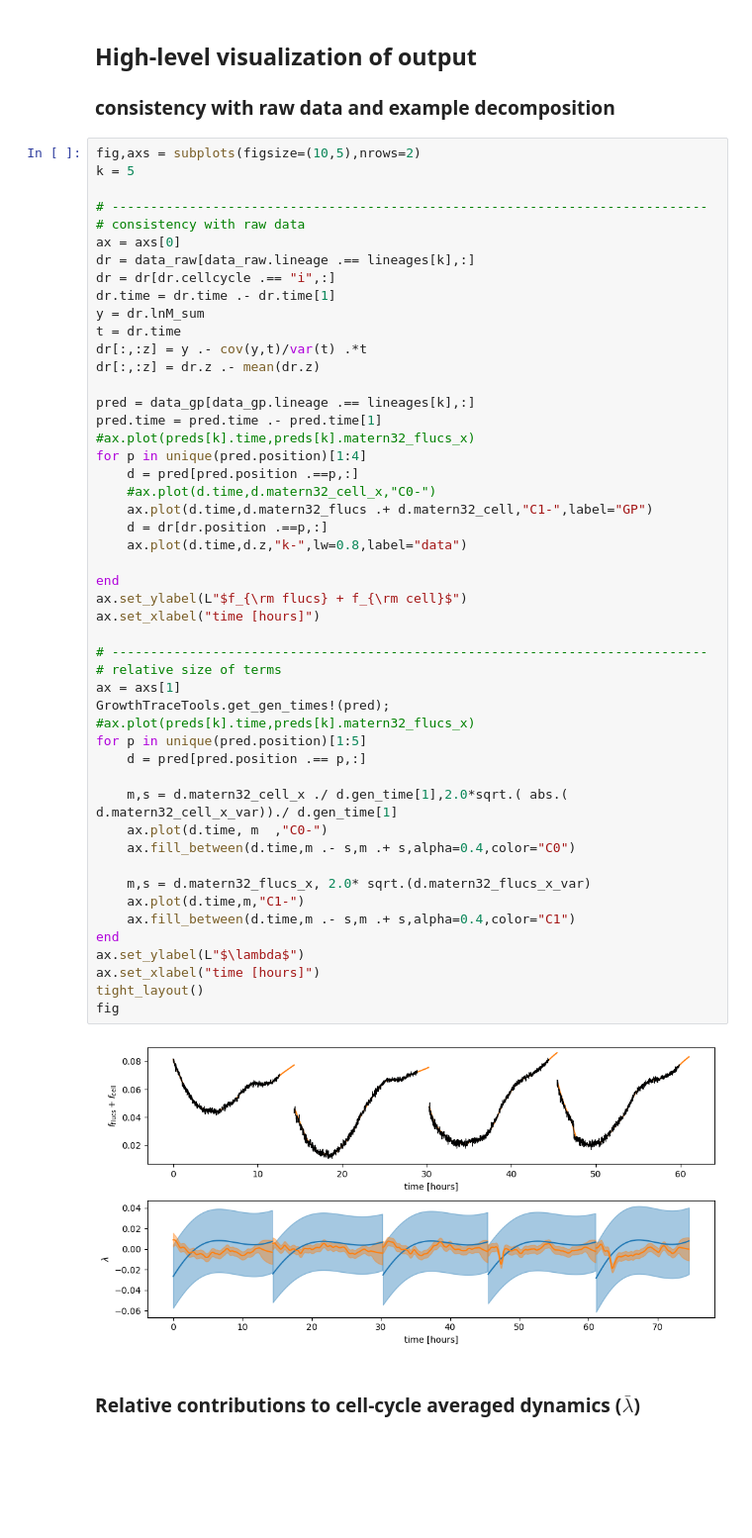
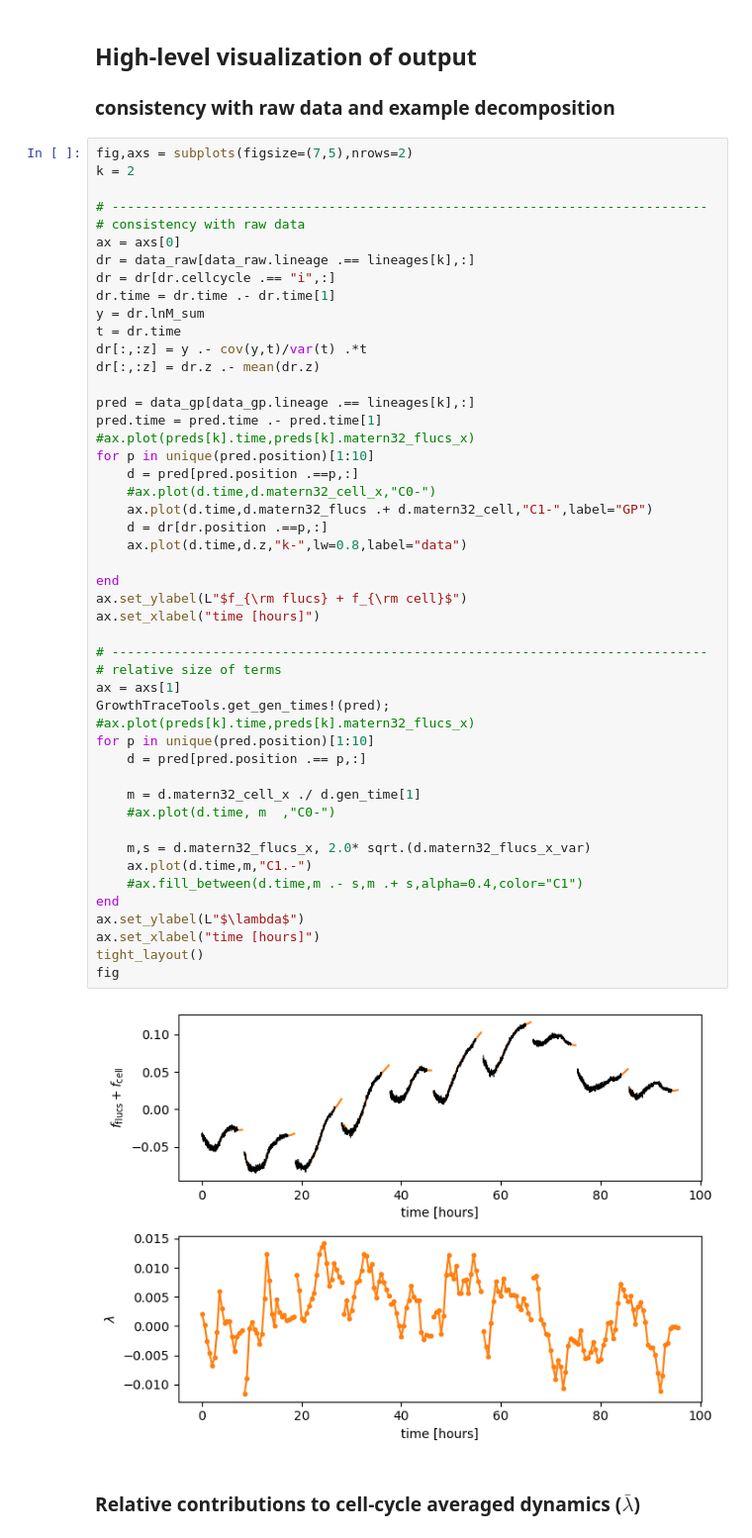
Before and after one commit to elevien/L1210, a Jupyter notebook: notebooks/PAPER_FIG4-gpoutput.ipynb, the cells around one changed output. Shown at 99% size. Saved outputs shown, nothing was run; the diff lists cells and outputs as text; blank space fills up the shorter version.

```diff
--- a/notebooks/PAPER_FIG4-gpoutput.ipynb
+++ b/notebooks/PAPER_FIG4-gpoutput.ipynb
@@ -61,8 +55,8 @@ names(data_gp)
 
 ### consistency with raw data and example decomposition
 # %%
-fig,axs = subplots(figsize=(10,5),nrows=2)
-k = 5
+fig,axs = subplots(figsize=(7,5),nrows=2)
+k = 2
 
 # -----------------------------------------------------------------------------
 # consistency with raw data
@@ -76,41 +70,40 @@ dr[:,:z] = y .- cov(y,t)/var(t) .*t
 dr[:,:z] = dr.z .- mean(dr.z)
 
 pred = data_gp[data_gp.lineage .== lineages[k],:]
 pred.time = pred.time .- pred.time[1]
 #ax.plot(preds[k].time,preds[k].matern32_flucs_x)
-for p in unique(pred.position)[1:4]
+for p in unique(pred.position)[1:10]
     d = pred[pred.position .==p,:]
     #ax.plot(d.time,d.matern32_cell_x,"C0-")
     ax.plot(d.time,d.matern32_flucs .+ d.matern32_cell,"C1-",label="GP")
     d = dr[dr.position .==p,:]
     ax.plot(d.time,d.z,"k-",lw=0.8,label="data")
 
 end
 ax.set_ylabel(L"$f_{\rm flucs} + f_{\rm cell}$")
 ax.set_xlabel("time [hours]")
 
 # -----------------------------------------------------------------------------
 # relative size of terms
 ax = axs[1]
 GrowthTraceTools.get_gen_times!(pred);
 #ax.plot(preds[k].time,preds[k].matern32_flucs_x)
-for p in unique(pred.position)[1:5]
+for p in unique(pred.position)[1:10]
     d = pred[pred.position .== p,:]
 
-    m,s = d.matern32_cell_x ./ d.gen_time[1],2.0*sqrt.( abs.( d.matern32_cell_x_var))./ d.gen_time[1]
-    ax.plot(d.time, m  ,"C0-")
-    ax.fill_between(d.time,m .- s,m .+ s,alpha=0.4,color="C0")
+    m = d.matern32_cell_x ./ d.gen_time[1]
+    #ax.plot(d.time, m  ,"C0-")
 
     m,s = d.matern32_flucs_x, 2.0* sqrt.(d.matern32_flucs_x_var)
-    ax.plot(d.time,m,"C1-")
-    ax.fill_between(d.time,m .- s,m .+ s,alpha=0.4,color="C1")
+    ax.plot(d.time,m,"C1.-")
+    #ax.fill_between(d.time,m .- s,m .+ s,alpha=0.4,color="C1")
 end
 ax.set_ylabel(L"$\lambda$")
 ax.set_xlabel("time [hours]")
 tight_layout()
 fig
 # %% [output]
-[figure, old version]
+[figure, new version]
 # %% [markdown]
 ### Relative contributions to cell-cycle averaged dynamics ($\bar{\lambda}$)
 # %%
```
Also changed, not shown: parts of 5 cells of this notebook, 28 other files.
